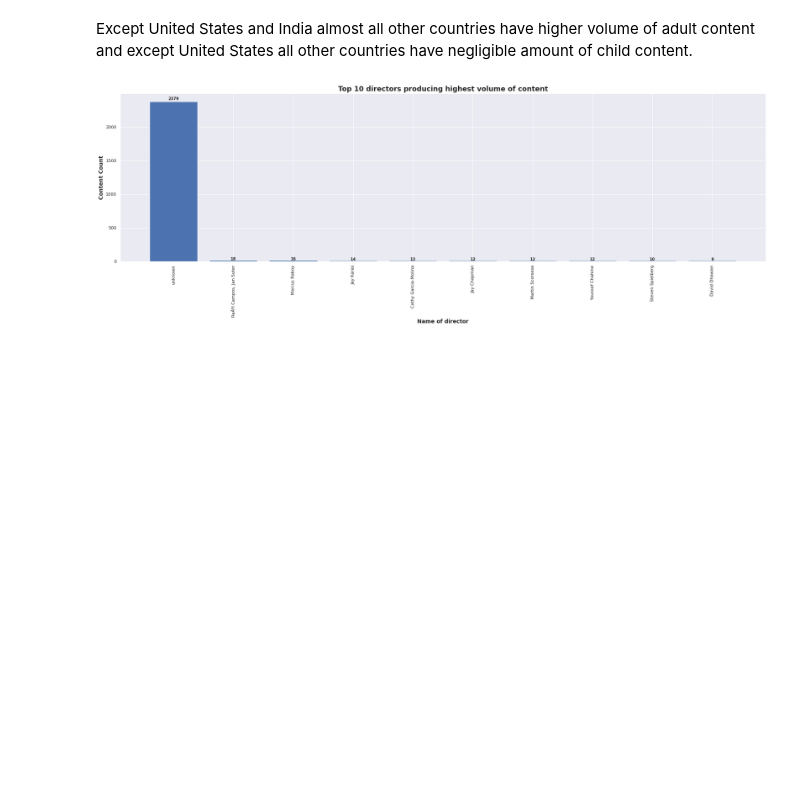
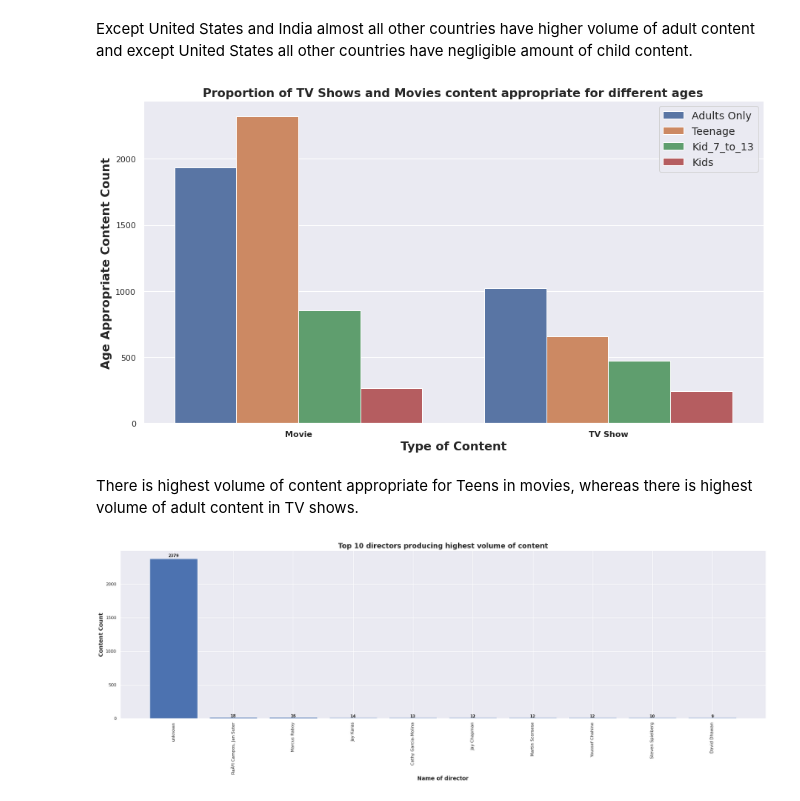
Before and after one commit to shetehm/NETFLIX-MOVIES-AND-TV-SHOWS-CLUSTERING, a Jupyter notebook: Individual_Colab_NETFLIX_MOVIES_AND_TV_SHOWS_CLUSTERING.ipynb, the cells around one changed output. Cells and saved outputs as stored; diff of their text form; code cells hidden in the pictures; blank space fills up the shorter version.

```diff
--- a/Individual_Colab_NETFLIX_MOVIES_AND_TV_SHOWS_CLUSTERING.ipynb
+++ b/Individual_Colab_NETFLIX_MOVIES_AND_TV_SHOWS_CLUSTERING.ipynb
@@ -478,6 +478,21 @@ plt.show()
 [figure]
 # %% [markdown]
 Except United States and India almost all other countries have higher volume of adult content and except United States all other countries have negligible amount of child content.
+# %%
+#Proportion of TV Shows and Movies content appropriate for different ages
+sns.set()
+plt.figure(figsize=(15,8))
+ax=sns.countplot(x="type",data= netflix_df,hue= "appropriate_For",order = netflix_df['type'].value_counts().index[0:15])
+plt.xticks(weight='bold')
+plt.xlabel('Type of Content', weight='bold', fontsize=16)
+plt.ylabel('Age Appropriate Content Count', weight='bold', fontsize=16)
+plt.title("Proportion of TV Shows and Movies content appropriate for different ages", weight='bold', fontsize=16)
+plt.legend(loc='upper right', fontsize=14)
+plt.show()
+# %% [output]
+[figure, added]
+# %% [markdown]
+There is highest volume of content appropriate for Teens in movies, whereas there is highest volume of adult content in TV shows.
 # %%
 #Visualization: Top 10 directors producing highest volume of content
 data= netflix_df.groupby('director')['show_id'].count().sort_values(ascending=False).reset_index().head(10)
```
Also changed, not shown: parts of 11 cells of this notebook.
